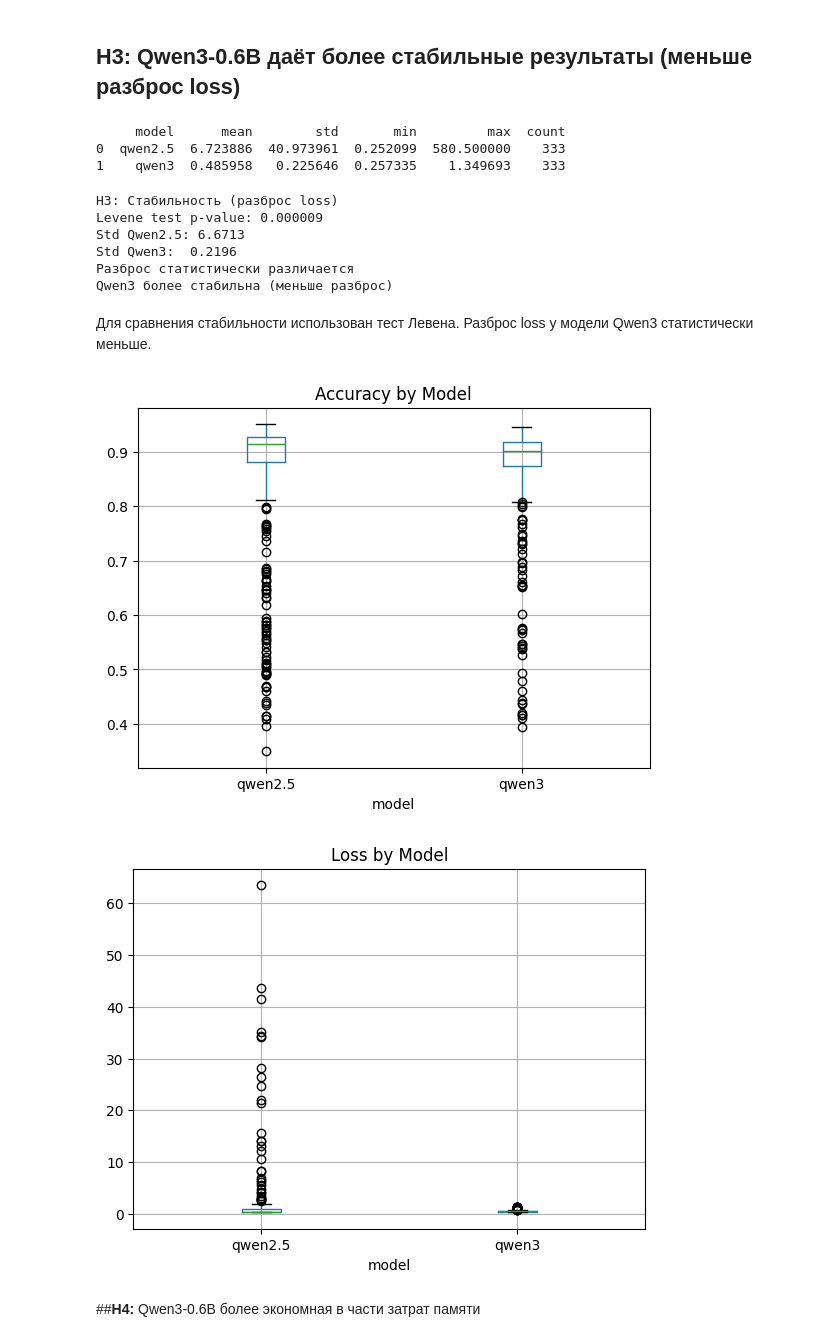
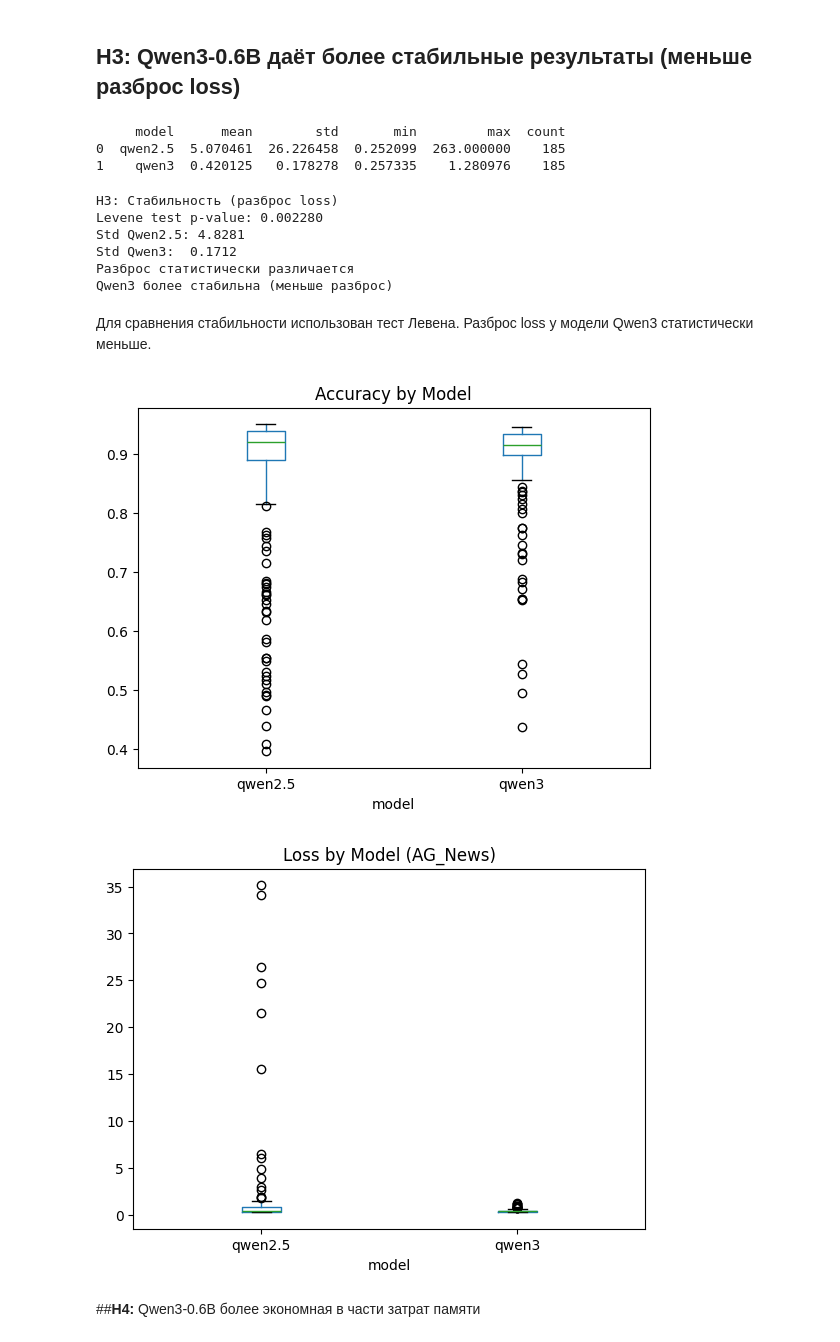
Before and after one commit to Lemekhova/msc-lemekhova, a Jupyter notebook: analitics.ipynb, the cells around one changed output. Saved outputs shown, nothing was run; the diff lists cells and outputs as text; code cells hidden in the pictures.

```diff
--- a/analitics.ipynb
+++ b/analitics.ipynb
@@ -58,3 +49,7 @@ df_clean = df_clean.dropna(subset=['accuracy', 'loss', 'model', 'pst_dataset'])
+# %%
+# отдельно русскоязычный и англоязычный датасет
+df_en = pd.read_csv("all_exp_results_EN.csv")
+df_ru = pd.read_csv("all_exp_results_RU.csv")
 # %% [markdown]
 ## Функции для расчетов
 # %%
@@ -107,5 +102,13 @@ rank_df['rank'] = rank_df['rank'].astype(int)
 ## **Гипотезы**
 # %% [markdown]
 ###**H1**: Qwen2.5-1.5B показывает сопоставимое или лучшее качество при достаточном объёме данных (более 15 000 образцов в каждом классе обучающей выборки).
+# %%
+df_en_clean = df_en.copy()
+
+# Убираем baseline
+df_en_clean = df_en_clean[df_en_clean['method'] != 'baseline']
+
+# Убираем NaN
+df_en_clean = df_en_clean.dropna(subset=['accuracy', 'loss', 'model', 'pst_dataset'])
 # %%
 # H1
@@ -155,7 +158,7 @@ Mean Qwen3:  0.8297
 ## **H3:** Qwen3-0.6B даёт более стабильные результаты (меньше разброс loss)
 # %%
 # Фильтрация моделей
-df_filtered = df[df['model'].isin(['qwen2.5', 'qwen3'])]
+df_filtered = df_en[df_en['model'].isin(['qwen2.5', 'qwen3'])]
 
 # Считаем стандартное отклонение loss
 stability = (
@@ -168,11 +171,11 @@ stability = (
 print(stability)
 # %% [output]
      model      mean        std       min         max  count
-0  qwen2.5  6.723886  40.973961  0.252099  580.500000    333
-1    qwen3  0.485958   0.225646  0.257335    1.349693    333
+0  qwen2.5  5.070461  26.226458  0.252099  263.000000    185
+1    qwen3  0.420125   0.178278  0.257335    1.280976    185
 # %%
-qwen25_loss = df_clean[df_clean['model'] == 'qwen2.5']['loss']
-qwen3_loss = df_clean[df_clean['model'] == 'qwen3']['loss']
+qwen25_loss = df_en_clean[df_en_clean['model'] == 'qwen2.5']['loss']
+qwen3_loss = df_en_clean[df_en_clean['model'] == 'qwen3']['loss']
 
 # Levene test — на равенство дисперсий
 stat, p = stats.levene(qwen25_loss, qwen3_loss)
@@ -197,30 +200,28 @@ else:
     print("Qwen2.5 более стабильна")
 # %% [output]
 H3: Стабильность (разброс loss)
-Levene test p-value: 0.000009
-Std Qwen2.5: 6.6713
-Std Qwen3:  0.2196
+Levene test p-value: 0.002280
+Std Qwen2.5: 4.8281
+Std Qwen3:  0.1712
 Разброс статистически различается
 Qwen3 более стабильна (меньше разброс)
 # %% [markdown]
 Для сравнения стабильности использован тест Левена. Разброс loss у модели Qwen3 статистически меньше.
 # %%
-import matplotlib.pyplot as plt
-
 # Accuracy boxplot
-df_clean.boxplot(column='accuracy', by='model')
+df_en_clean.boxplot(column='accuracy', by='model', grid=False)
 plt.title("Accuracy by Model")
 plt.suptitle("")
 plt.show()
 
 # Loss boxplot
-df_clean.boxplot(column='loss', by='model')
-plt.title("Loss by Model")
+df_en_clean.boxplot(column='loss', by='model', grid=False)
+plt.title("Loss by Model (AG_News)")
 plt.suptitle("")
 plt.show()
 # %% [output]
-[figure, old version]
+[figure, new version]
-[figure, old version]
+[figure, new version]
 # %% [markdown]
 ##**H4:** Qwen3-0.6B более экономная в части затрат памяти
 # %%
```
Also changed, not shown: parts of 32 cells of this notebook.
